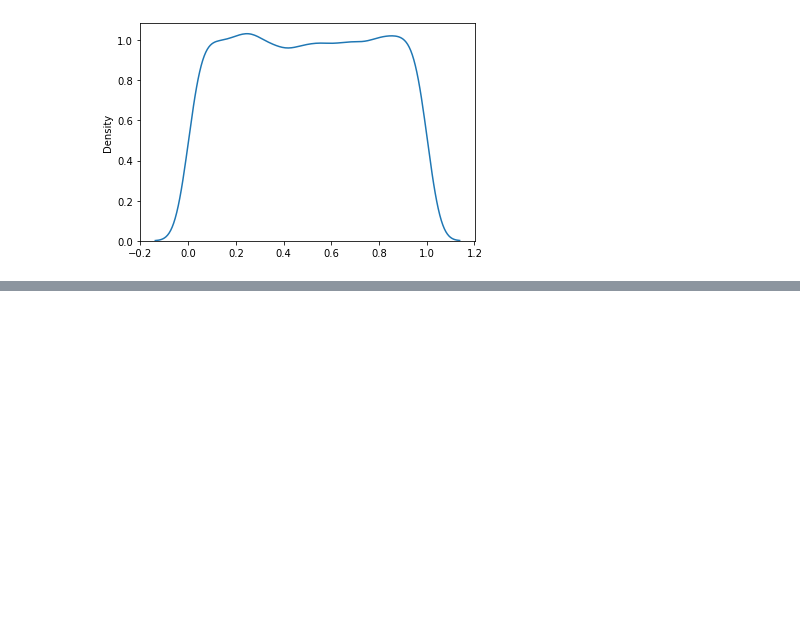
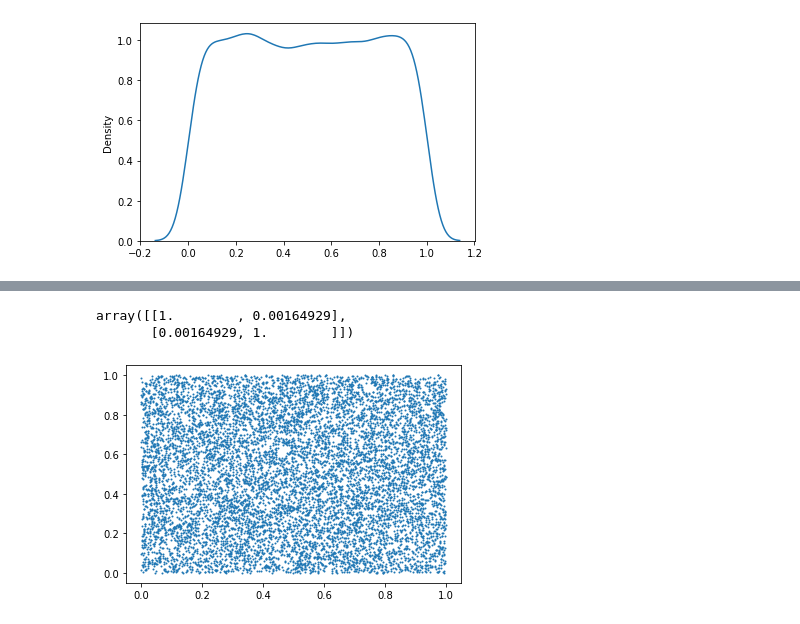
Before and after one commit to Rupesh0Poudel/Numerical_Introductory_Seminar, a Jupyter notebook: Random_Numbers.ipynb, the cells around one changed output, grey strips where cells are left out. Cells and saved outputs as stored; diff of their text form; code cells hidden in the pictures; blank space fills up the shorter version.

```diff
--- a/Random_Numbers.ipynb
+++ b/Random_Numbers.ipynb
@@ -187,0 +198,8 @@ array([0.85178066, 0.48096199, 0.73641172, 0.36712548, 0.39245466,
+# %%
+plt.scatter(U2, U4, s = 1)
+np.corrcoef(U2,U4)
+# to check whether U2 and U4 had generated similar random sequence of numbers
+# %% [output]
+array([[1.        , 0.00164929],
+       [0.00164929, 1.        ]])
+[figure, added]
```
Also changed, not shown: parts of 18 cells of this notebook.
